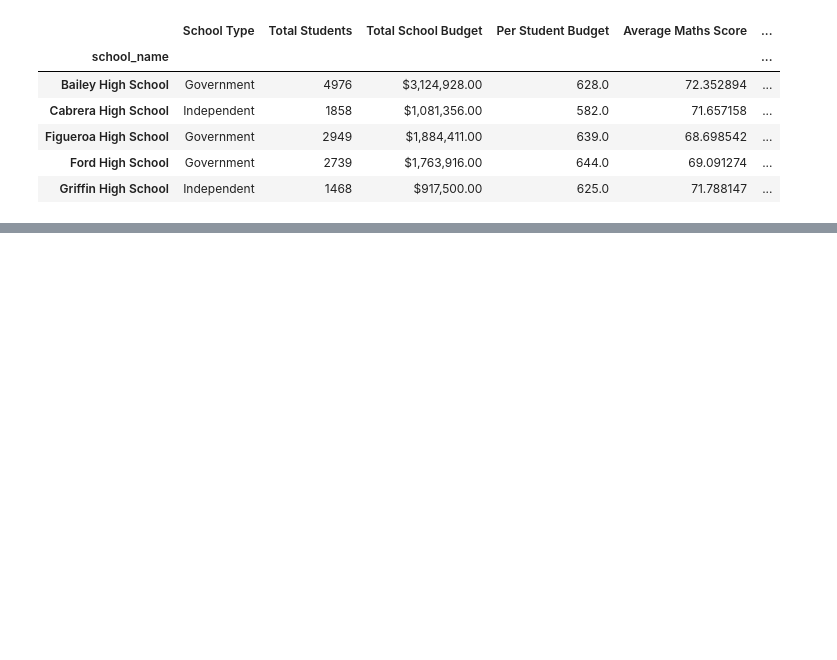
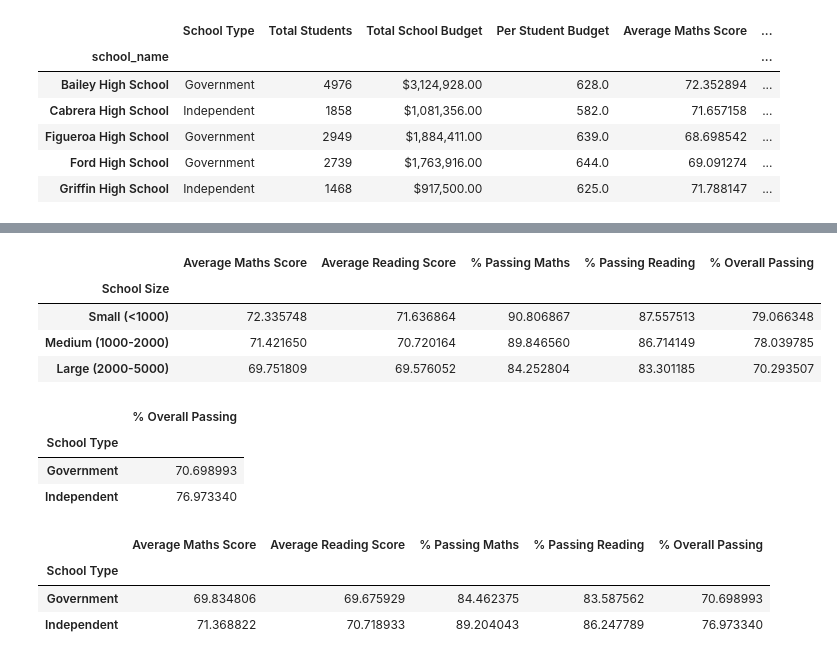
Before and after one commit to PaulaBeckett/Panda_Challenge, a Jupyter notebook: PyCitySchools/PyCityAnalysis.ipynb, the cells around one changed output, grey strips where cells are left out. Saved outputs shown, nothing was run; the diff lists cells and outputs as text; code cells hidden in the pictures; blank space fills up the shorter version.

```diff
--- a/PyCitySchools/PyCityAnalysis.ipynb
+++ b/PyCitySchools/PyCityAnalysis.ipynb
@@ -423,0 +427,10 @@ TypeError: cannot concatenate object of type '<class 'str'>'; only Series and Da
+# %%
+size_bins = [0, 1000, 2000, 5000]
+size_labels = ["Small (<1000)", "Medium (1000-2000)", "Large (2000-5000)"]
+
+#school_summary["Per Student Budget"] = school_summary["Per Student Budget"].astype(float)
+school_summary["School Size"]= pd.cut(school_summary["Total Students"],\
+                                                           size_bins, labels=size_labels)
+school_summary.head()
+#spending_ranges2 = pd.cut(["Per Student Budget"], spending_bins2, labels=spending_labels2))
+#spending_ranges2
@@ -423,0 +445,21 @@ TypeError: cannot concatenate object of type '<class 'str'>'; only Series and Da
+# %%
+size_math_scores = pd.DataFrame(school_summary.groupby(["School Size"])\
+                                    ["Average Maths Score"].mean())
+size_math_scores
+
+size_reading_scores = pd.DataFrame(school_summary.groupby(["School Size"])\
+                                       ["Average Reading Score"].mean())
+size_reading_scores
+
+size_passing_math = pd.DataFrame(school_summary.groupby(["School Size"])\
+                                     ["% Passing Maths"].mean())
+size_passing_math
+
+size_passing_reading = pd.DataFrame(school_summary.groupby(["School Size"])\
+                                        ["% Passing Reading"].mean())
+size_passing_reading
+
+overall_passing_size = pd.DataFrame(school_summary.groupby(["School Size"])\
+                                        ["% Overall Passing"].mean())
+
+overall_passing_size
@@ -423,0 +472,49 @@ TypeError: cannot concatenate object of type '<class 'str'>'; only Series and Da
+# %%
+size_results = [size_math_scores, size_reading_scores, size_passing_math, size_passing_reading,\
+                    overall_passing_size]
+
+size_summary = pd.concat(size_results, axis=1)
+size_summary
+# %% [output]
+|  | Average Maths Score | Average Reading Score | % Passing Maths | % Passing Reading | % Overall Passing |
+| School Size |  |  |  |  |  |
+| Small (<1000) | 72.335748 | 71.636864 | 90.806867 | 87.557513 | 79.066348 |
+| Medium (1000-2000) | 71.421650 | 70.720164 | 89.846560 | 86.714149 | 78.039785 |
+| Large (2000-5000) | 69.751809 | 69.576052 | 84.252804 | 83.301185 | 70.293507 |
+# %%
+type_math_scores = pd.DataFrame(school_summary.groupby(["School Type"])\
+                                    ["Average Maths Score"].mean())
+type_math_scores
+
+type_reading_scores = pd.DataFrame(school_summary.groupby(["School Type"])\
+                                       ["Average Reading Score"].mean())
+type_reading_scores
+
+type_passing_math = pd.DataFrame(school_summary.groupby(["School Type"])\
+                                     ["% Passing Maths"].mean())
+type_passing_math
+
+type_passing_reading = pd.DataFrame(school_summary.groupby(["School Type"])\
+                                        ["% Passing Reading"].mean())
+type_passing_reading
+
+overall_passing_type = pd.DataFrame(school_summary.groupby(["School Type"])\
+                                        ["% Overall Passing"].mean())
+
+overall_passing_type
+# %% [output]
+|  | % Overall Passing |
+| School Type |  |
+| Government | 70.698993 |
+| Independent | 76.973340 |
+# %%
+type_results = [type_math_scores, type_reading_scores, type_passing_math, type_passing_reading,\
+                    overall_passing_type]
+
+type_summary = pd.concat(type_results, axis=1)
+type_summary
+# %% [output]
+|  | Average Maths Score | Average Reading Score | % Passing Maths | % Passing Reading | % Overall Passing |
+| School Type |  |  |  |  |  |
+| Government | 69.834806 | 69.675929 | 84.462375 | 83.587562 | 70.698993 |
+| Independent | 71.368822 | 70.718933 | 89.204043 | 86.247789 | 76.973340 |
```
Also changed, not shown: parts of 11 cells of this notebook.
